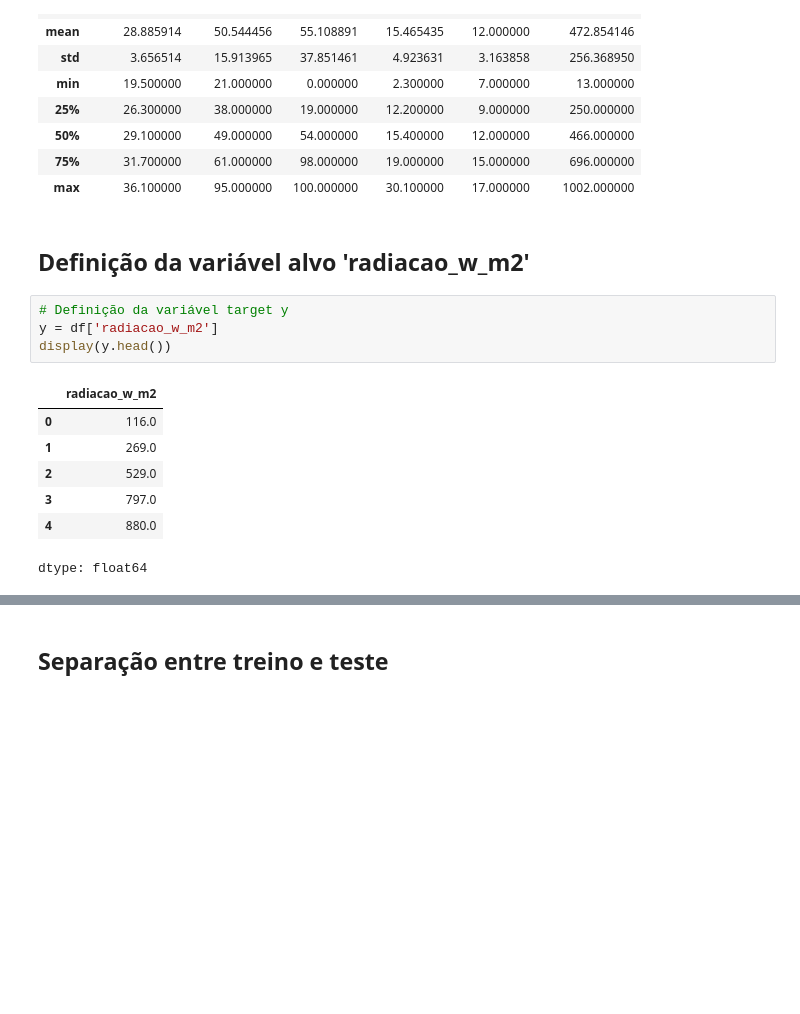
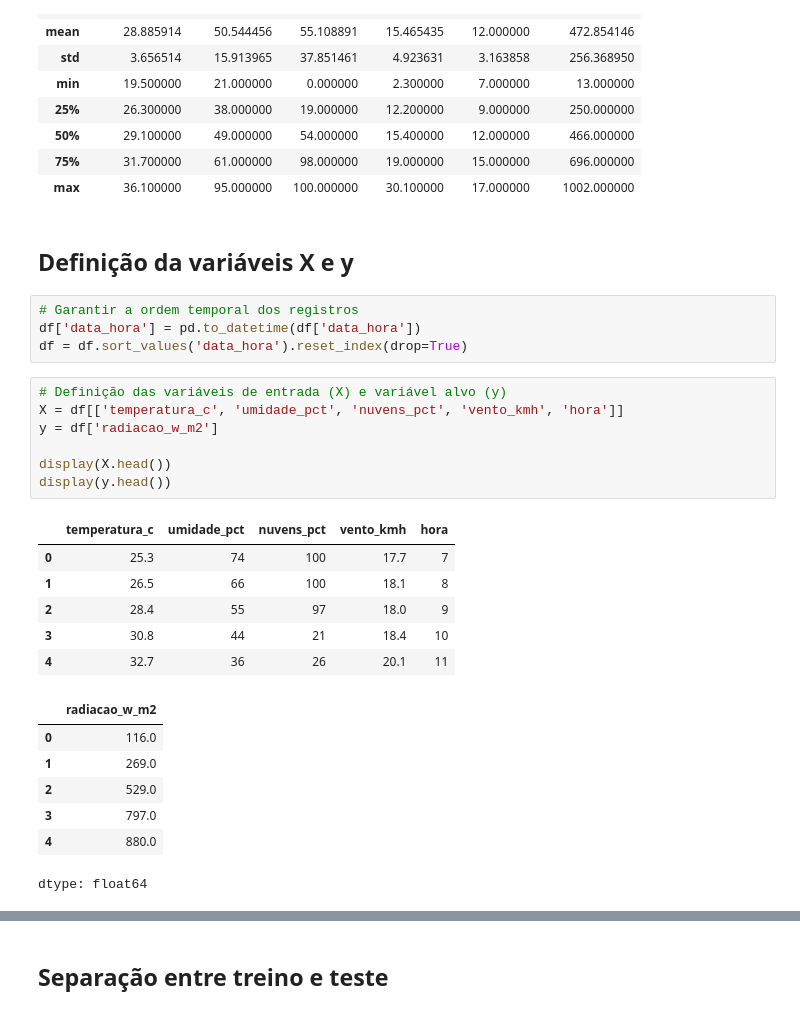
Before and after one commit to JunUehara56/CP5_SERS, a Jupyter notebook: Aula_APIs_Energia_Renovavel_ML.ipynb, the cells around one changed output, grey strips where cells are left out. Drawn from its saved outputs; the diff is of its cells as text; blank space fills up the shorter version.

```diff
--- a/Aula_APIs_Energia_Renovavel_ML.ipynb
+++ b/Aula_APIs_Energia_Renovavel_ML.ipynb
@@ -627,16 +627,29 @@ df.describe()
 | 75% | 31.700000 | 61.000000 | 98.000000 | 19.000000 | 15.000000 | 696.000000 |
 | max | 36.100000 | 95.000000 | 100.000000 | 30.100000 | 17.000000 | 1002.000000 |
 # %% [markdown]
-## Definição da variável alvo 'radiacao_w_m2'
+## Definição da variáveis X e y
+# %%
+# Garantir a ordem temporal dos registros
+df['data_hora'] = pd.to_datetime(df['data_hora'])
+df = df.sort_values('data_hora').reset_index(drop=True)
 # %%
-# Definição da variável target y
+# Definição das variáveis de entrada (X) e variável alvo (y)
+X = df[['temperatura_c', 'umidade_pct', 'nuvens_pct', 'vento_kmh', 'hora']]
 y = df['radiacao_w_m2']
+
+display(X.head())
 display(y.head())
 # %% [output]
-|  | radiacao_w_m2 |
-| 0 | 116.0 |
-| 1 | 269.0 |
-| 2 | 529.0 |
-| 3 | 797.0 |
-| 4 | 880.0 |
+|  | temperatura_c | umidade_pct | nuvens_pct | vento_kmh | hora |
+| 0 | 25.3 | 74 | 100 | 17.7 | 7 |
+| 1 | 26.5 | 66 | 100 | 18.1 | 8 |
+| 2 | 28.4 | 55 | 97 | 18.0 | 9 |
+| 3 | 30.8 | 44 | 21 | 18.4 | 10 |
+| 4 | 32.7 | 36 | 26 | 20.1 | 11 |
+|  | radiacao_w_m2 |
+| 0 | 116.0 |
+| 1 | 269.0 |
+| 2 | 529.0 |
+| 3 | 797.0 |
+| 4 | 880.0 |
 dtype: float64
```
Also changed, not shown: parts of 33 cells of this notebook.
